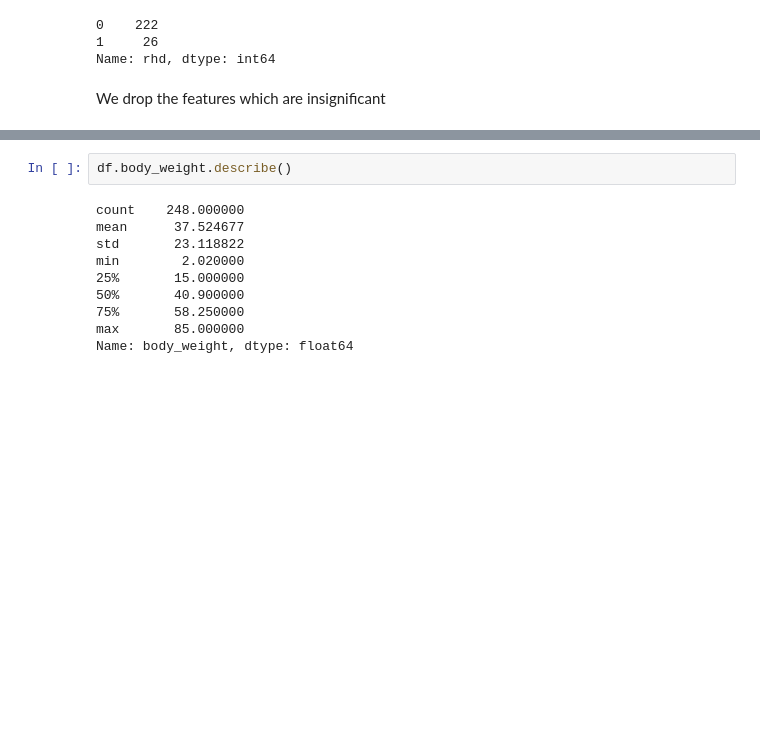
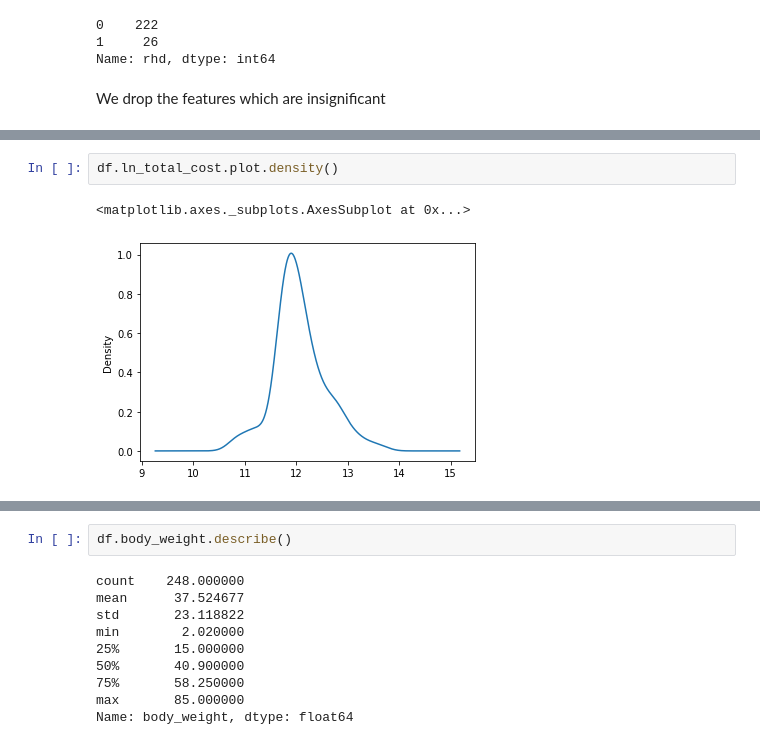
Before and after one commit to abhilashhn1993/PackagePricing_linear_regression, a Jupyter notebook: PackagePrice_DataExploration.ipynb, the cells around one changed output, grey strips where cells are left out. Drawn from its saved outputs; the diff is of its cells as text; blank space fills up the shorter version.

```diff
--- a/PackagePrice_DataExploration.ipynb
+++ b/PackagePrice_DataExploration.ipynb
@@ -281,0 +278,5 @@ df.shape
+# %%
+df.ln_total_cost.plot.density()
+# %% [output]
+<matplotlib.axes._subplots.AxesSubplot at 0x...>
+[figure, added]
```
Also changed, not shown: parts of 45 cells of this notebook.
